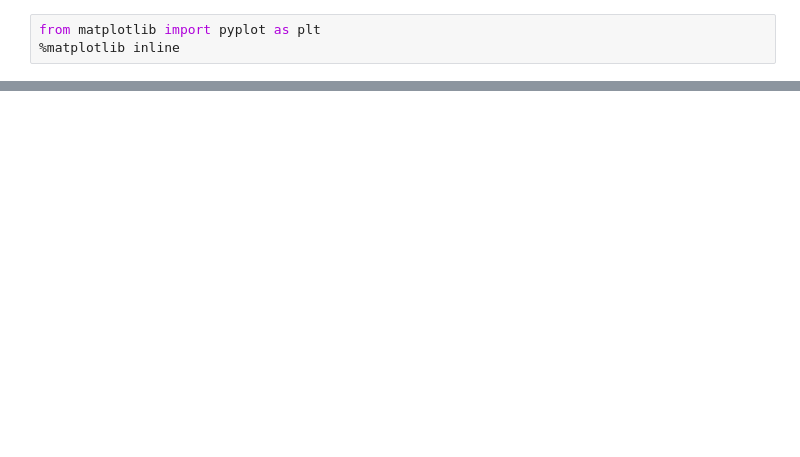
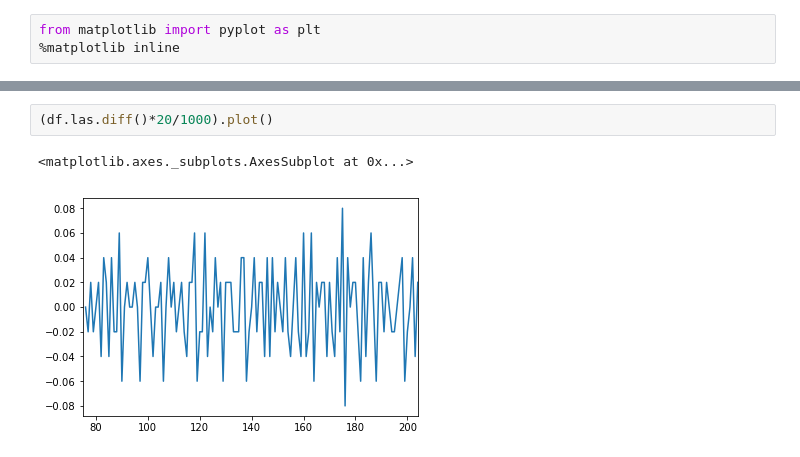
Before and after one commit to goatchurchprime/jupyter_micropython_developer_notebooks, a Jupyter notebook: projects/walking_pole_receive_mqtt.ipynb, the cells around one changed output, grey strips where cells are left out. Cells and saved outputs as stored; diff of their text form; blank space fills up the shorter version.

```diff
--- a/projects/walking_pole_receive_mqtt.ipynb
+++ b/projects/walking_pole_receive_mqtt.ipynb
@@ -60,0 +56,5 @@ df.tilty.plot()
+# %%
+(df.las.diff()*20/1000).plot()
+# %% [output]
+<matplotlib.axes._subplots.AxesSubplot at 0x...>
+[figure, added]
```
Also changed, not shown: parts of 16 cells of this notebook, 2 other files.
